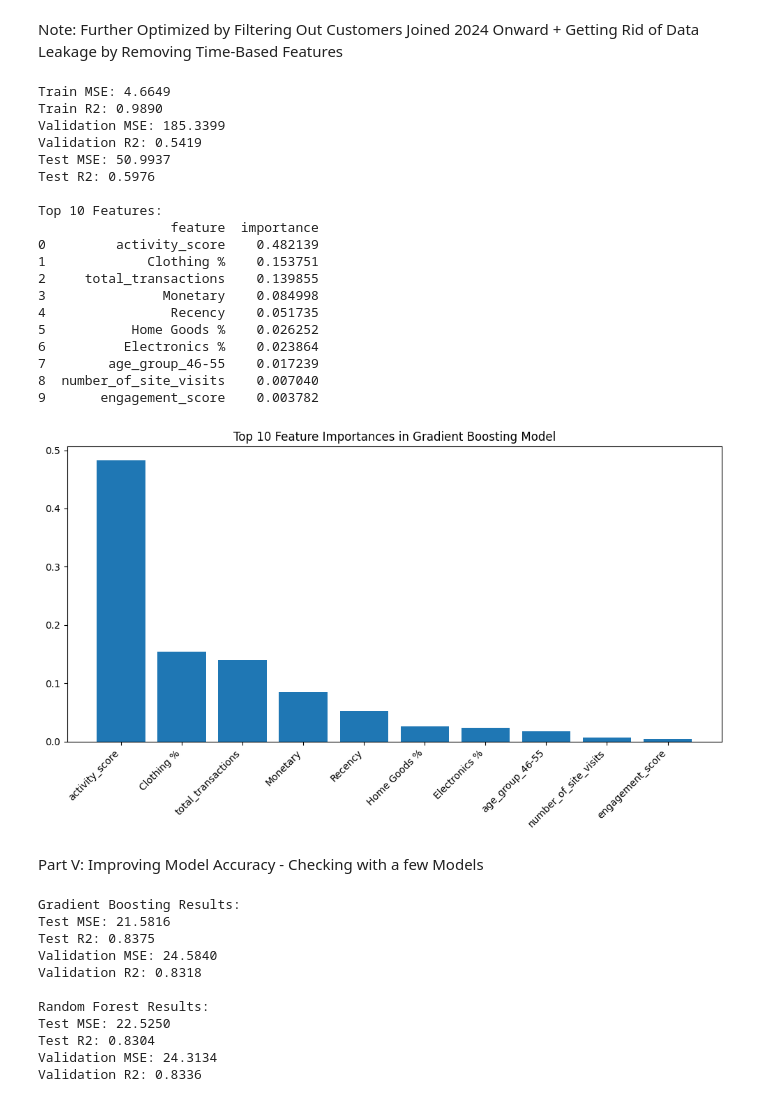
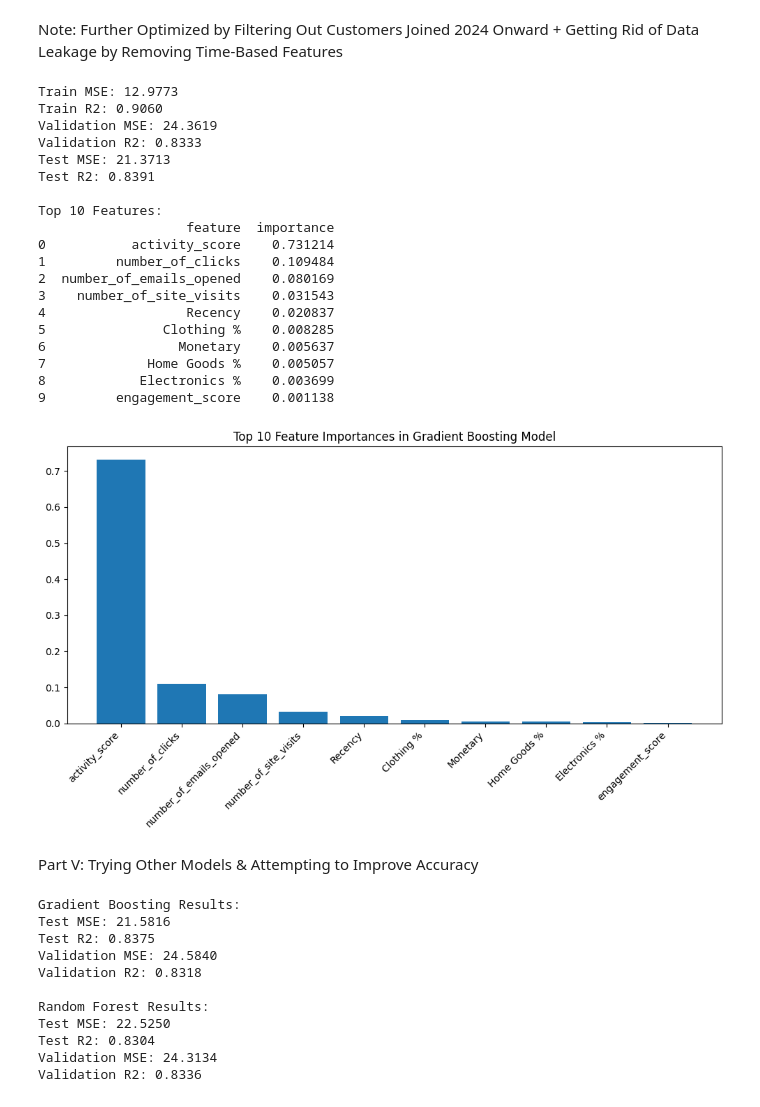
Before and after one commit to NumanESchulich/SchulichDataScience, a Jupyter notebook: Data Science I (MBAN 6110T)/Assignments/Assignment II/Assignment II.ipynb, the cells around one changed output. Saved outputs shown, nothing was run; the diff lists cells and outputs as text; code cells hidden in the pictures.

```diff
--- a/Data Science I (MBAN 6110T)/Assignments/Assignment II/Assignment II.ipynb
+++ b/Data Science I (MBAN 6110T)/Assignments/Assignment II/Assignment II.ipynb
@@ -535,7 +535,7 @@ features = ['activity_score', 'number_of_site_visits',
             'product_diversity', 'age_group']
 
 # Target variable
-target = 'Frequency'
+target = 'customer_life_months'
 
 # Prepare the data
 X = df[features]
@@ -580,53 +580,53 @@ def calculate_metrics(X, y, dataset_name):
     X_preprocessed = preprocessor.transform(X)
     X_scaled = scaler.transform(X_preprocessed)
     y_pred = model.predict(X_scaled)
     mse = mean_squared_error(y, y_pred)
     r2 = r2_score(y, y_pred)
     print(f"{dataset_name} MSE: {mse:.4f}")
     print(f"{dataset_name} R2: {r2:.4f}")
 
 calculate_metrics(X_train, y_train, "Train")
 calculate_metrics(X_val, y_val, "Validation")
 calculate_metrics(X_test, y_test, "Test")
 
 # Get feature importances
 feature_importance_df = pd.DataFrame({'feature': feature_names, 'importance': model.feature_importances_})
 feature_importance_df = feature_importance_df.sort_values('importance', ascending=False).reset_index(drop=True)
 
 # Print top 10 features
 print("\nTop 10 Features:")
 print(feature_importance_df.head(10))
 
 # Plot feature importances
 plt.figure(figsize=(10, 6))
 plt.bar(feature_importance_df['feature'][:10], feature_importance_df['importance'][:10])
 plt.title('Top 10 Feature Importances in Gradient Boosting Model')
 plt.xticks(rotation=45, ha='right')
 plt.tight_layout()
 plt.show()
 # %% [output]
-Train MSE: 4.6649
-Train R2: 0.9890
-Validation MSE: 185.3399
-Validation R2: 0.5419
-Test MSE: 50.9937
-Test R2: 0.5976
+Train MSE: 12.9773
+Train R2: 0.9060
+Validation MSE: 24.3619
+Validation R2: 0.8333
+Test MSE: 21.3713
+Test R2: 0.8391
 
 Top 10 Features:
-                 feature  importance
-0         activity_score    0.482139
-1             Clothing %    0.153751
-2     total_transactions    0.139855
-3               Monetary    0.084998
-4                Recency    0.051735
-5           Home Goods %    0.026252
-6          Electronics %    0.023864
-7        age_group_46-55    0.017239
-8  number_of_site_visits    0.007040
-9       engagement_score    0.003782
+                   feature  importance
+0           activity_score    0.731214
+1         number_of_clicks    0.109484
+2  number_of_emails_opened    0.080169
+3    number_of_site_visits    0.031543
+4                  Recency    0.020837
+5               Clothing %    0.008285
+6                 Monetary    0.005637
+7             Home Goods %    0.005057
+8            Electronics %    0.003699
+9         engagement_score    0.001138
-[figure, old version]
+[figure, new version]
-# %% [markdown]
-Part V: Improving Model Accuracy - Checking with a few Models
+# %% [markdown]
+Part V: Trying Other Models & Attempting to Improve Accuracy
 # %%
 import pandas as pd
 import numpy as np
```
Also changed, not shown: parts of 9 cells of this notebook.
